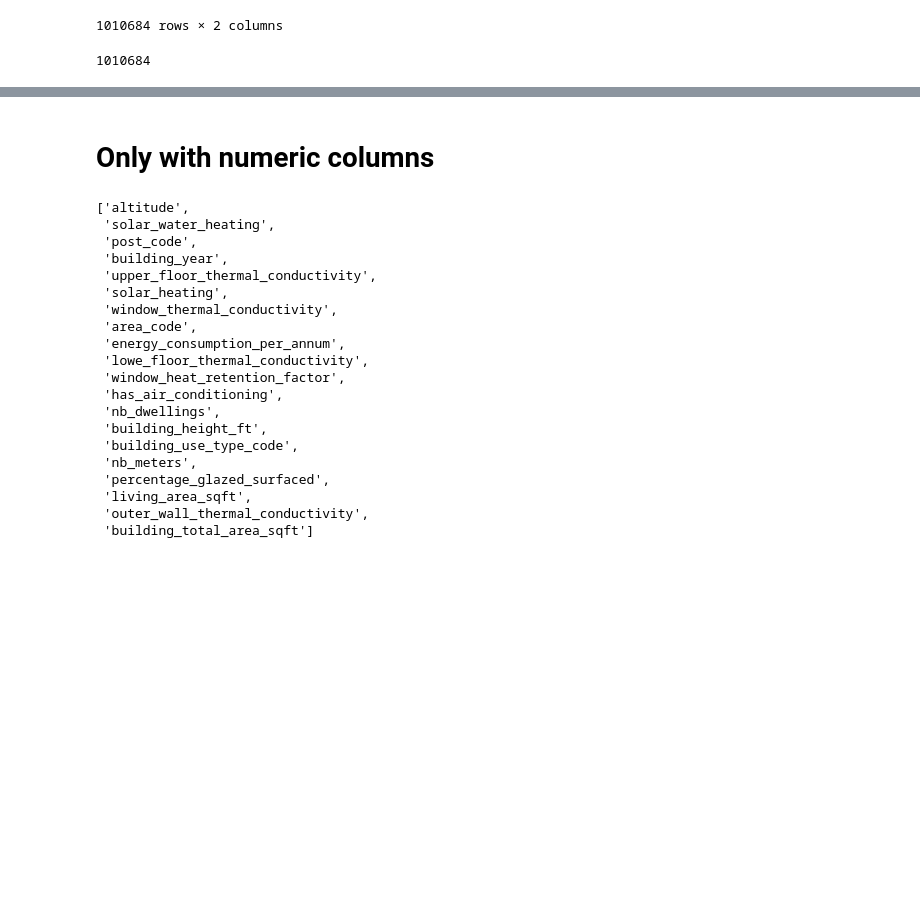
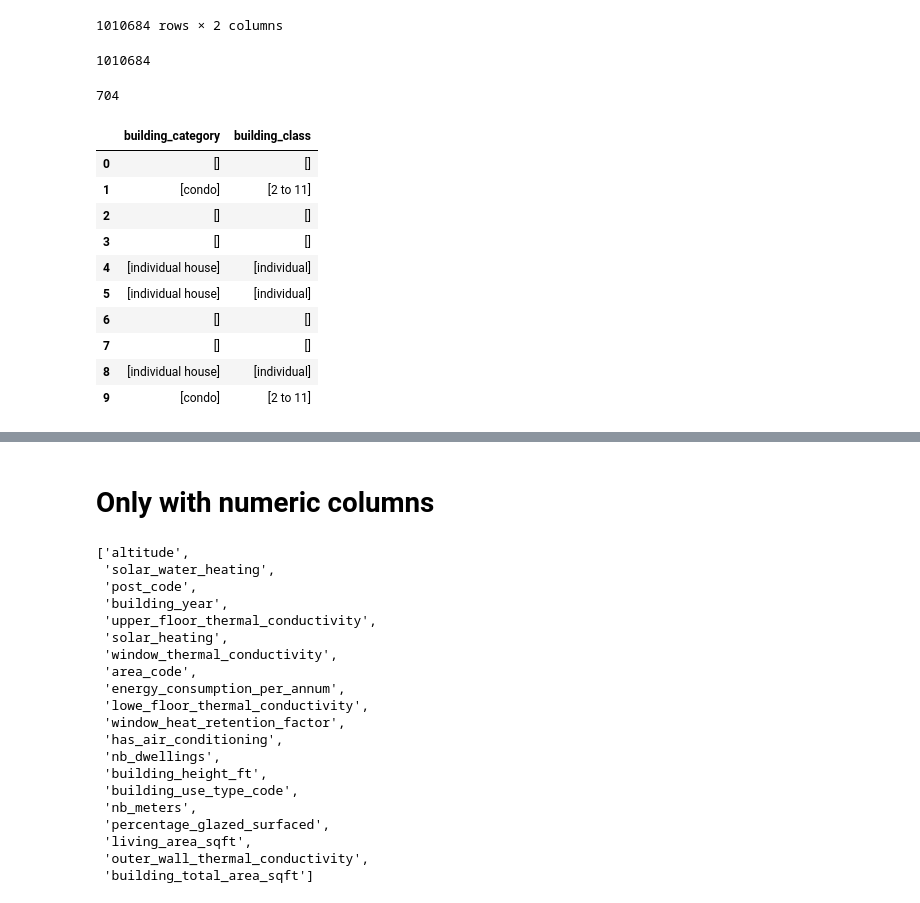
Before and after one commit to FrankFacundo/ComputerScience-Data, a Jupyter notebook: Data/DataScience/StudyCases-Challenge/Hickaton/my_work/challenge.ipynb, the cells around one changed output, grey strips where cells are left out. Saved outputs shown, nothing was run; the diff lists cells and outputs as text; code cells hidden in the pictures; blank space fills up the shorter version.

```diff
--- a/Data/DataScience/StudyCases-Challenge/Hickaton/my_work/challenge.ipynb
+++ b/Data/DataScience/StudyCases-Challenge/Hickaton/my_work/challenge.ipynb
@@ -290,3 +290,23 @@ df_col
 len(df_col)
 # %% [output]
 1010684
+# %%
+df_col['building_category'].nunique()
+# %% [output]
+704
+# %%
+df_col_sample = df_col[:10]
+# %%
+df_col_sample
+# %% [output]
+|  | building_category | building_class |
+| 0 | [] | [] |
+| 1 | [condo] | [2 to 11] |
+| 2 | [] | [] |
+| 3 | [] | [] |
+| 4 | [individual house] | [individual] |
+| 5 | [individual house] | [individual] |
+| 6 | [] | [] |
+| 7 | [] | [] |
+| 8 | [individual house] | [individual] |
+| 9 | [condo] | [2 to 11] |
```
Also changed, not shown: parts of 6 cells of this notebook.
